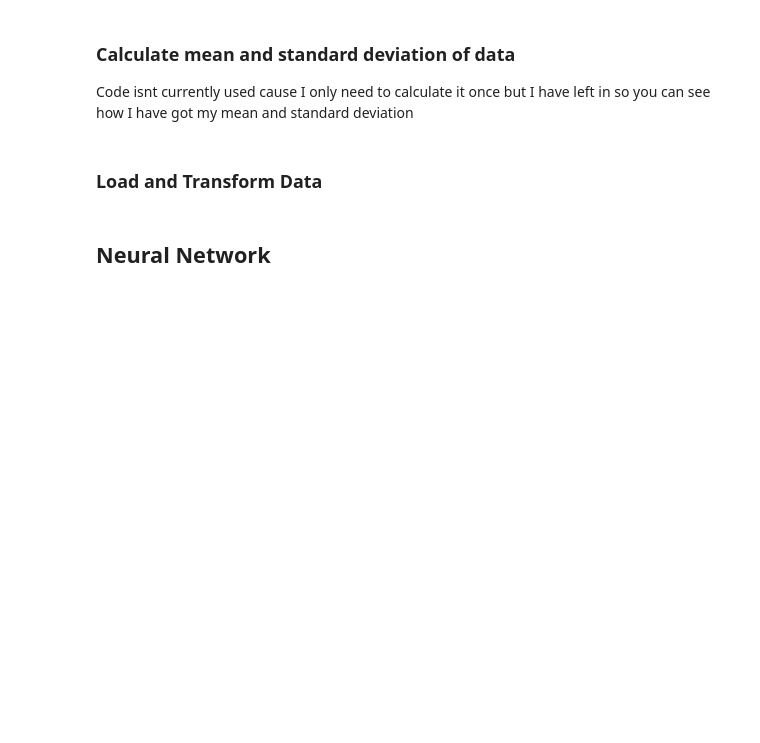
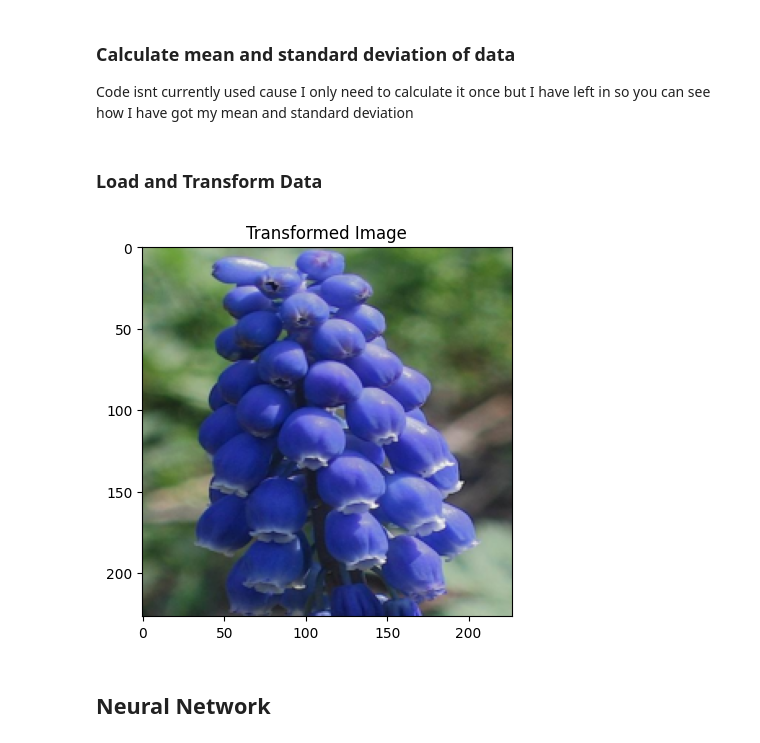
Before and after one commit to elijah-jones-2003/IMLO_Assessment, a Jupyter notebook: IMLO_Assessment.ipynb, the cells around one changed output. Drawn from its saved outputs; the diff is of its cells as text; code cells hidden in the pictures; blank space fills up the shorter version.

```diff
--- a/IMLO_Assessment.ipynb
+++ b/IMLO_Assessment.ipynb
@@ -19,23 +18,26 @@ import matplotlib.pyplot as plt
 # %% [markdown]
 ### Hyper Parameters
 # %%
+# General Hyper Parameters
 image_size = 227
-batch_size = 16
+batch_size = 32
 epochs = 50
-learning_rate = 4e-4
+learning_rate = 8e-4
+drop_out = 0.25
 
+# Optimiser Parameters
 sgd_momentum = 0.9
 sgd_weight_decay = 5e-5
 nesterov = False
 
-drop_out = 0.25
-
+# Scheduler Parameters
 patience = 3
 factor = 0.1
 threshold = 1e-1
 threshold_mode = "abs"
 cooldown = 5
 
+# Get the gpu invovled with calculation
 device = (
     "cuda"
     if torch.cuda.is_available()
@@ -44,6 +46,7 @@ device = (
     else "cpu"
 )
 
+# Where the model will be saved and loaded to
 save_path = "./flowers-102.pth"
 # %% [markdown]
 ## Data Preprocessing
@@ -135,22 +152,24 @@ test_dataloader = DataLoader(test_data, batch_size=batch_size)
 validation_dataloader = DataLoader(validation_data, batch_size=batch_size)
 # %%
 affine_load = transforms.Compose([
-    transforms.RandomAffine(degrees=30, translate=(0.1, 0.1), scale=(0.8, 1.2), shear=10),
+
     transforms.Resize(size=(image_size, image_size)),
     transforms.ToTensor(),
-    transforms.Normalize(mean, std)
+    # transforms.Normalize(mean, std)
 ])
 
 train_dataset = datasets.Flowers102(root="data", split="train", transform=affine_load, download=True)
 train_loader = DataLoader(train_dataset, batch_size=batch_size, shuffle=True)
 
 # Visualize an example transformed image
 for images, _ in train_loader:
     transformed_image = transforms.ToPILImage()(images[0])  # Convert the first image tensor to PIL image
     plt.imshow(transformed_image)
     plt.title('Transformed Image')
     plt.show()
     break  # Break after visualizing one transformed image
+# %% [output]
+[figure, added]
 # %% [markdown]
 ## Neural Network
 # %% [markdown]
```
Also changed, not shown: parts of 5 cells of this notebook.
